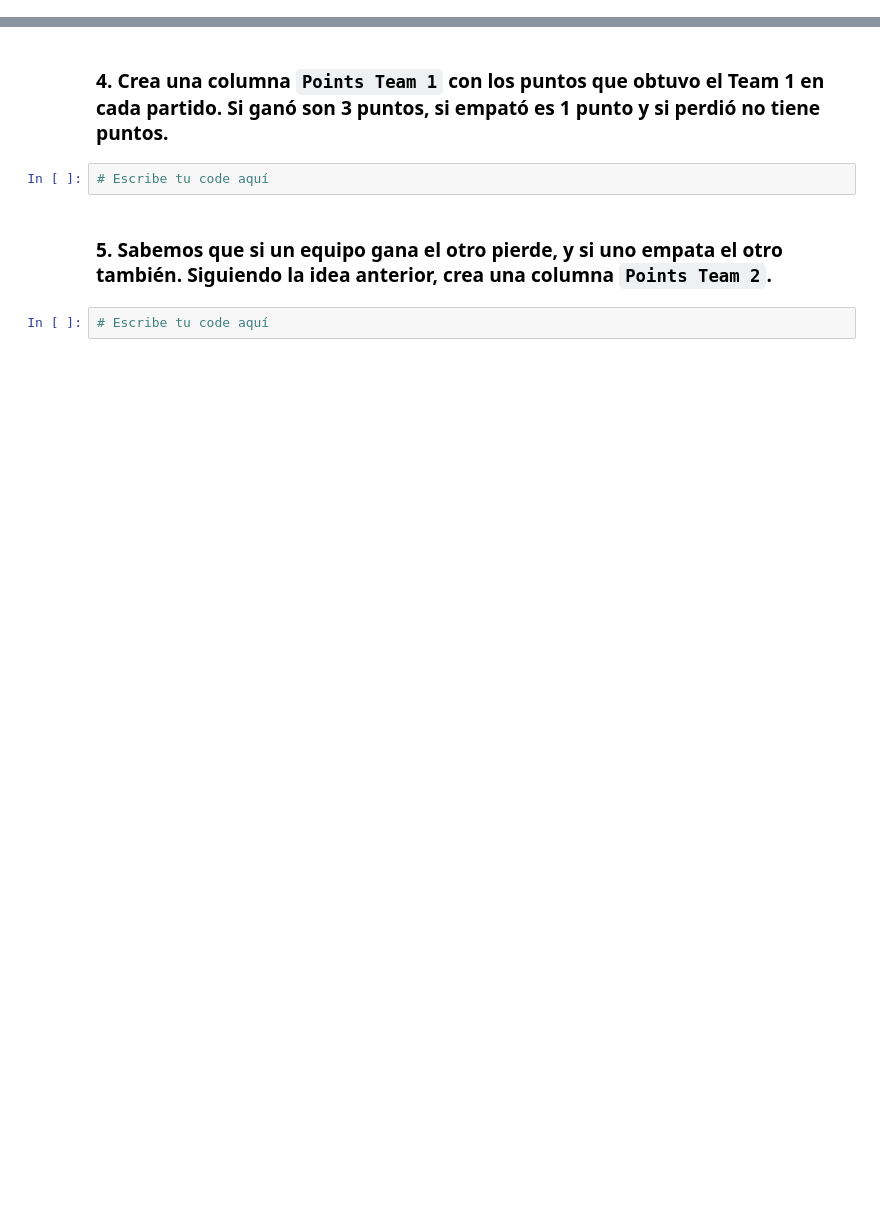
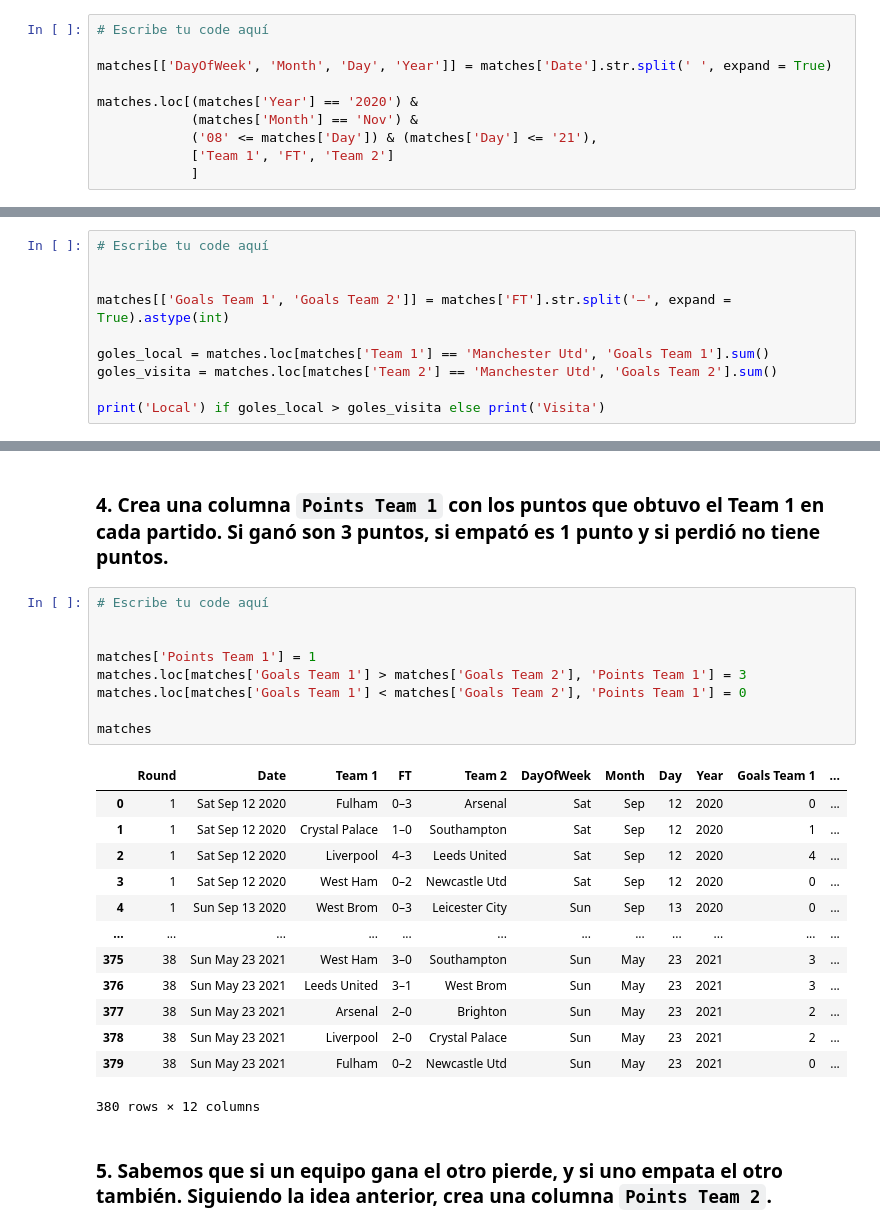
Before and after one commit to AlejandroVillazonG/ayudantias_MAT281, a Jupyter notebook: ayudantias_2023/Ayud3_MAT281_pandas_1.ipynb, the cells around one changed output, grey strips where cells are left out. Drawn from its saved outputs; the diff is of its cells as text; blank space fills up the shorter version.

```diff
--- a/ayudantias_2023/Ayud3_MAT281_pandas_1.ipynb
+++ b/ayudantias_2023/Ayud3_MAT281_pandas_1.ipynb
@@ -1179,0 +1175,10 @@ Aun no conocemos todas las herramientas (métodos de pandas) para lograr el obje
+# %%
+# Escribe tu code aquí
+
+matches[['DayOfWeek', 'Month', 'Day', 'Year']] = matches['Date'].str.split(' ', expand = True)
+
+matches.loc[(matches['Year'] == '2020') &
+            (matches['Month'] == 'Nov') &
+            ('08' <= matches['Day']) & (matches['Day'] <= '21'),
+            ['Team 1', 'FT', 'Team 2']
+            ]
@@ -1185,0 +1199,10 @@ Aun no conocemos todas las herramientas (métodos de pandas) para lograr el obje
+# %%
+# Escribe tu code aquí
+
+
+matches[['Goals Team 1', 'Goals Team 2']] = matches['FT'].str.split('–', expand = True).astype(int)
+
+goles_local = matches.loc[matches['Team 1'] == 'Manchester Utd', 'Goals Team 1'].sum()
+goles_visita = matches.loc[matches['Team 2'] == 'Manchester Utd', 'Goals Team 2'].sum()
+
+print('Local') if goles_local > goles_visita else print('Visita')
@@ -1190,8 +1229,27 @@ Aun no conocemos todas las herramientas (métodos de pandas) para lograr el obje
 # %% [markdown]
 ### 4. Crea una columna `Points Team 1` con los puntos que obtuvo el Team 1 en cada partido. Si ganó son 3 puntos, si empató es 1 punto y si perdió no tiene puntos.
-# %%
-# Escribe tu code aquí
+# %%
+# Escribe tu code aquí
+
+
+matches['Points Team 1'] = 1
+matches.loc[matches['Goals Team 1'] > matches['Goals Team 2'], 'Points Team 1'] = 3
+matches.loc[matches['Goals Team 1'] < matches['Goals Team 2'], 'Points Team 1'] = 0
+
+matches
+# %% [output]
+|  | Round | Date | Team 1 | FT | Team 2 | DayOfWeek | Month | Day | Year | Goals Team 1 | ... |
+| 0 | 1 | Sat Sep 12 2020 | Fulham | 0–3 | Arsenal | Sat | Sep | 12 | 2020 | 0 | ... |
+| 1 | 1 | Sat Sep 12 2020 | Crystal Palace | 1–0 | Southampton | Sat | Sep | 12 | 2020 | 1 | ... |
+| 2 | 1 | Sat Sep 12 2020 | Liverpool | 4–3 | Leeds United | Sat | Sep | 12 | 2020 | 4 | ... |
+| 3 | 1 | Sat Sep 12 2020 | West Ham | 0–2 | Newcastle Utd | Sat | Sep | 12 | 2020 | 0 | ... |
+| 4 | 1 | Sun Sep 13 2020 | West Brom | 0–3 | Leicester City | Sun | Sep | 13 | 2020 | 0 | ... |
+| ... | ... | ... | ... | ... | ... | ... | ... | ... | ... | ... | ... |
+| 375 | 38 | Sun May 23 2021 | West Ham | 3–0 | Southampton | Sun | May | 23 | 2021 | 3 | ... |
+| 376 | 38 | Sun May 23 2021 | Leeds United | 3–1 | West Brom | Sun | May | 23 | 2021 | 3 | ... |
+| 377 | 38 | Sun May 23 2021 | Arsenal | 2–0 | Brighton | Sun | May | 23 | 2021 | 2 | ... |
+| 378 | 38 | Sun May 23 2021 | Liverpool | 2–0 | Crystal Palace | Sun | May | 23 | 2021 | 2 | ... |
+| 379 | 38 | Sun May 23 2021 | Fulham | 0–2 | Newcastle Utd | Sun | May | 23 | 2021 | 0 | ... |
+380 rows × 12 columns
 # %% [markdown]
 ### 5. Sabemos que si un equipo gana el otro pierde, y si uno empata el otro también. Siguiendo la idea anterior, crea una columna `Points Team 2`.
-# %%
-# Escribe tu code aquí
```
Also changed, not shown: parts of 14 cells of this notebook.
